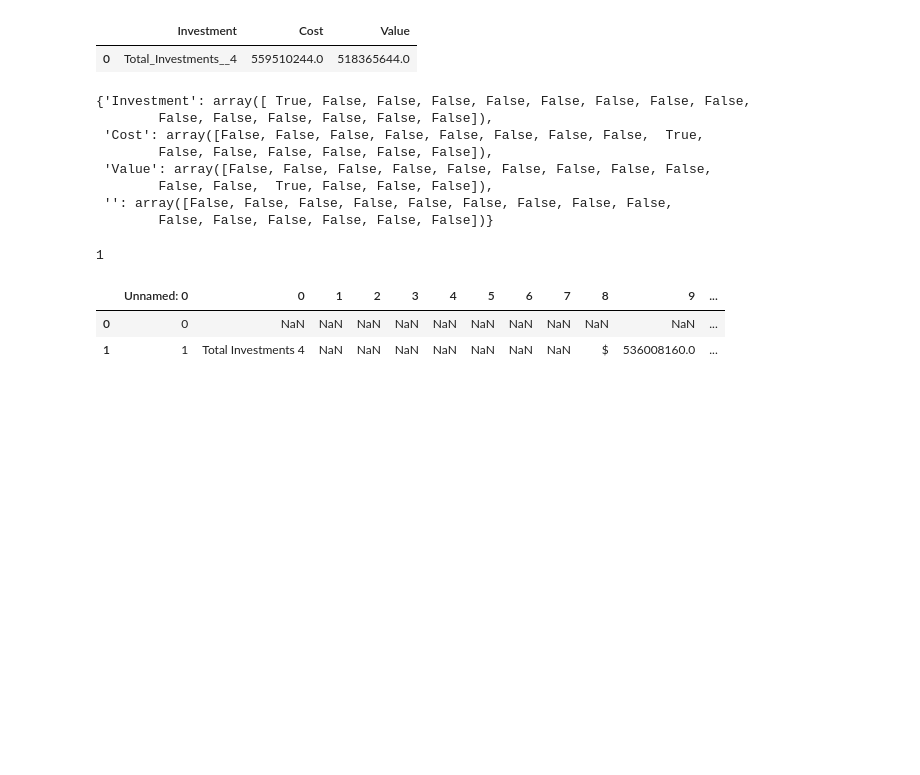
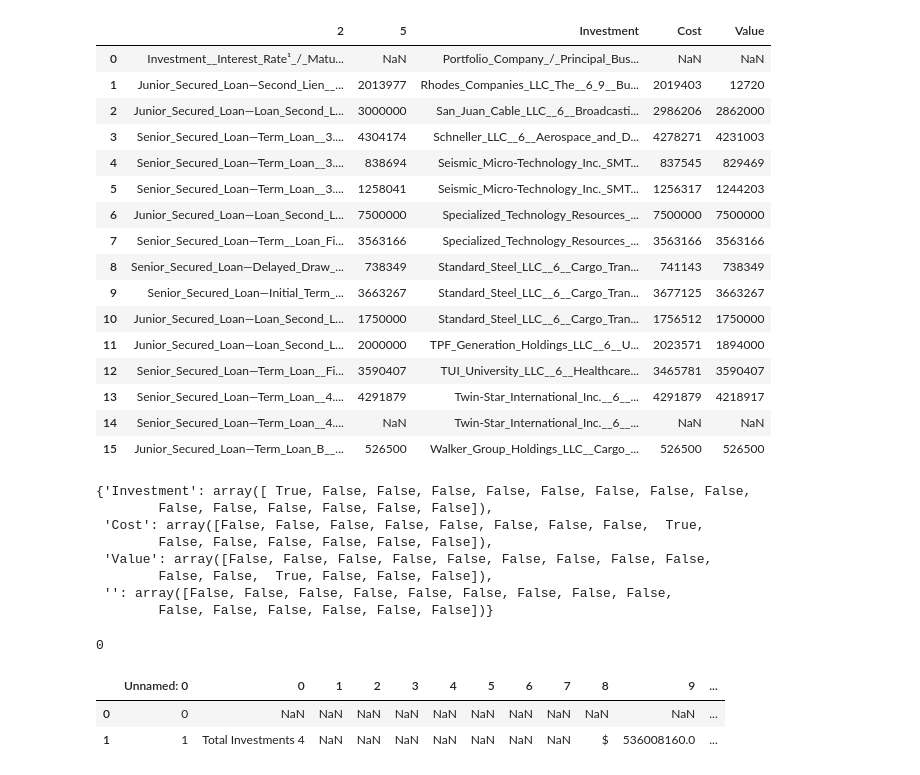
Before and after one commit to Coffee-Code-Philly-Accelerator/sec_filings, a Jupyter notebook: 1372807/debugging.ipynb, the cells around one changed output. Saved outputs shown, nothing was run; the diff lists cells and outputs as text; code cells hidden in the pictures; blank space fills up the shorter version.

```diff
--- a/1372807/debugging.ipynb
+++ b/1372807/debugging.ipynb
@@ -474,5 +470,5 @@ WARNING:root:Applied processor reduces input query to empty string, all comparis
 # %%
-file_path = r'2021-06-30\\Schedule_of_Investments_16.csv'
+file_path = r'2009-12-31/Schedule_of_Investments_6.csv'
 
 
 
@@ -560,35 +556,50 @@ def _clean(
             continue
         df.iloc[i,:] = clean_rows.loc[j,:]
         j += 1
     df.replace([''],np.nan,regex=True,inplace=True) #':','$','%'
     df.dropna(axis=1,how='all',inplace=True)
 
     columns = (~df.isna()).sum(axis=0) <= (4  if df.shape[0] > 12 else 2 if df.shape[0] == 4 else 0)
     df = df.drop(columns=df.columns[columns])
     return df.reset_index(drop=True),merge_pair_idxs
 
 
 merged_pair_idxs = {
     'Investment':np.array([True,False,False,False,False,False,False,False,False,False,False,False,False,False,False]),
     'Cost':np.array([False,False,False,False,False,False,False,False,True,False,False,False,False,False,False]),
     'Value':np.array([False,False,False,False,False,False,False,False,False,False,False,True,False,False,False]),
     '':np.array([False,False,False,False,False,False,False,False,False,False,False,False,False,False,False]),
 }
 # merged_pair_idxs = {}
 ex = exceptions()
 ex_rows = '|'.join(except_rows())
 df,merged_pair_idxs = _clean(file_path,except_rows=ex_rows,merged_pair_idxs=merged_pair_idxs)
 display(df)
 display(merged_pair_idxs)
 index_list = df.apply(
     lambda row:row.astype(str).str.contains(stopping_criterion(None), case=False, na=False).any(),
     axis=1
 )
 index_list_sum = index_list.sum()
 index_list_sum
 # %% [output]
-|  | Investment | Cost | Value |
-| 0 | Total_Investments__4 | 559510244.0 | 518365644.0 |
+|  | 2 | 5 | Investment | Cost | Value |
+| 0 | Investment__Interest_Rate¹_/_Matu... | NaN | Portfolio_Company_/_Principal_Bus... | NaN | NaN |
+| 1 | Junior_Secured_Loan—Second_Lien__... | 2013977 | Rhodes_Companies_LLC_The__6_9__Bu... | 2019403 | 12720 |
+| 2 | Junior_Secured_Loan—Loan_Second_L... | 3000000 | San_Juan_Cable_LLC__6__Broadcasti... | 2986206 | 2862000 |
+| 3 | Senior_Secured_Loan—Term_Loan__3.... | 4304174 | Schneller_LLC__6__Aerospace_and_D... | 4278271 | 4231003 |
+| 4 | Senior_Secured_Loan—Term_Loan__3.... | 838694 | Seismic_Micro-Technology_Inc._SMT... | 837545 | 829469 |
+| 5 | Senior_Secured_Loan—Term_Loan__3.... | 1258041 | Seismic_Micro-Technology_Inc._SMT... | 1256317 | 1244203 |
+| 6 | Junior_Secured_Loan—Loan_Second_L... | 7500000 | Specialized_Technology_Resources_... | 7500000 | 7500000 |
+| 7 | Senior_Secured_Loan—Term__Loan_Fi... | 3563166 | Specialized_Technology_Resources_... | 3563166 | 3563166 |
+| 8 | Senior_Secured_Loan—Delayed_Draw_... | 738349 | Standard_Steel_LLC__6__Cargo_Tran... | 741143 | 738349 |
+| 9 | Senior_Secured_Loan—Initial_Term_... | 3663267 | Standard_Steel_LLC__6__Cargo_Tran... | 3677125 | 3663267 |
+| 10 | Junior_Secured_Loan—Loan_Second_L... | 1750000 | Standard_Steel_LLC__6__Cargo_Tran... | 1756512 | 1750000 |
+| 11 | Junior_Secured_Loan—Loan_Second_L... | 2000000 | TPF_Generation_Holdings_LLC__6__U... | 2023571 | 1894000 |
+| 12 | Senior_Secured_Loan—Term_Loan__Fi... | 3590407 | TUI_University_LLC__6__Healthcare... | 3465781 | 3590407 |
+| 13 | Senior_Secured_Loan—Term_Loan__4.... | 4291879 | Twin-Star_International_Inc.__6__... | 4291879 | 4218917 |
+| 14 | Senior_Secured_Loan—Term_Loan__4.... | NaN | Twin-Star_International_Inc.__6__... | NaN | NaN |
+| 15 | Junior_Secured_Loan—Term_Loan_B__... | 526500 | Walker_Group_Holdings_LLC__Cargo_... | 526500 | 526500 |
 {'Investment': array([ True, False, False, False, False, False, False, False, False,
         False, False, False, False, False, False]),
  'Cost': array([False, False, False, False, False, False, False, False,  True,
@@ -597,7 +608,7 @@ index_list_sum
         False, False,  True, False, False, False]),
  '': array([False, False, False, False, False, False, False, False, False,
         False, False, False, False, False, False])}
-1
+0
 # %%
 df = pd.read_csv(file_path)
 # df.apply(lambda col: col.astype(str).str.contains(r'total_*investments', case=False, regex=True)).any().any()
```
Also changed, not shown: parts of 1 cell of this notebook, 2 other files.
